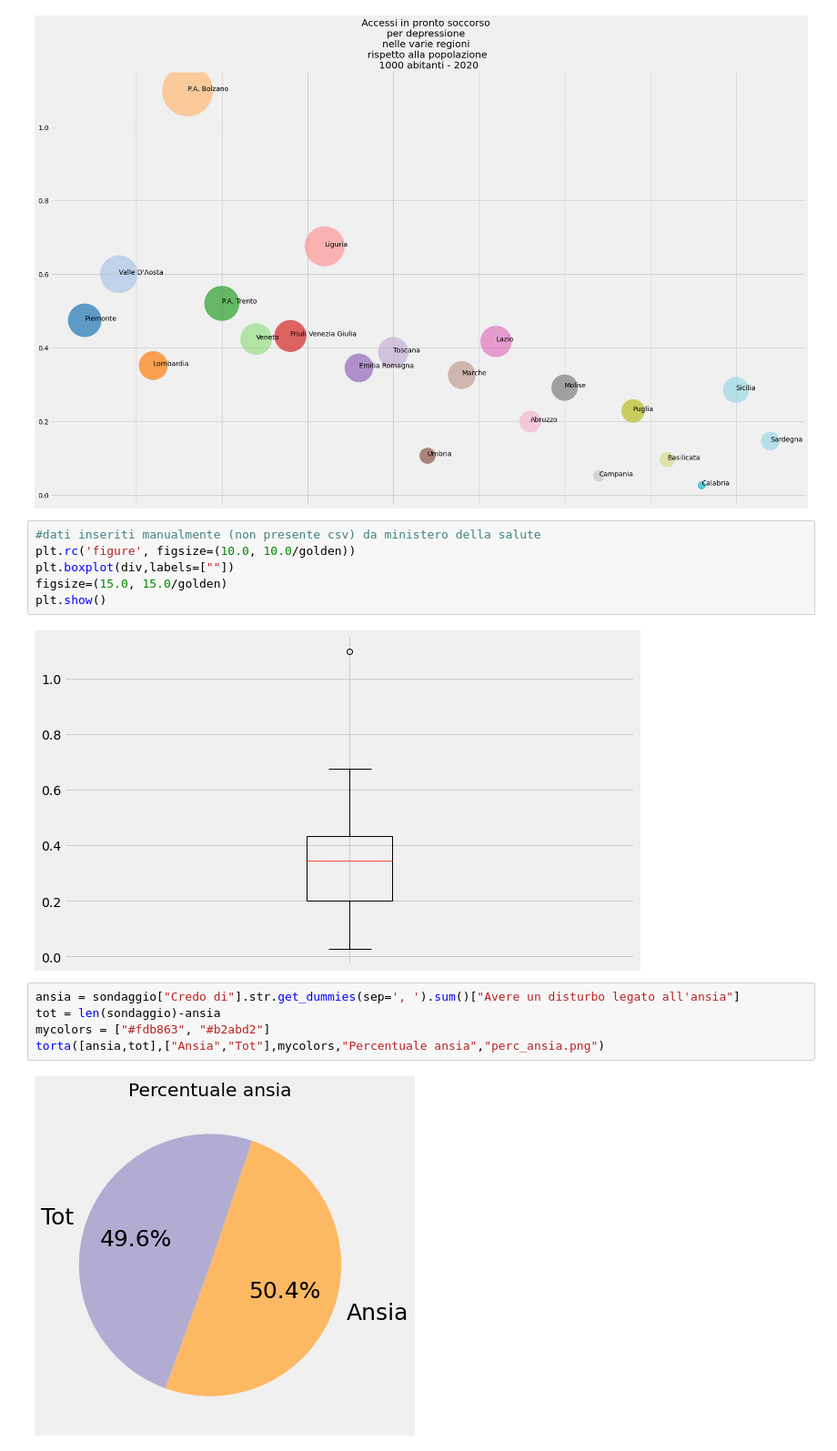
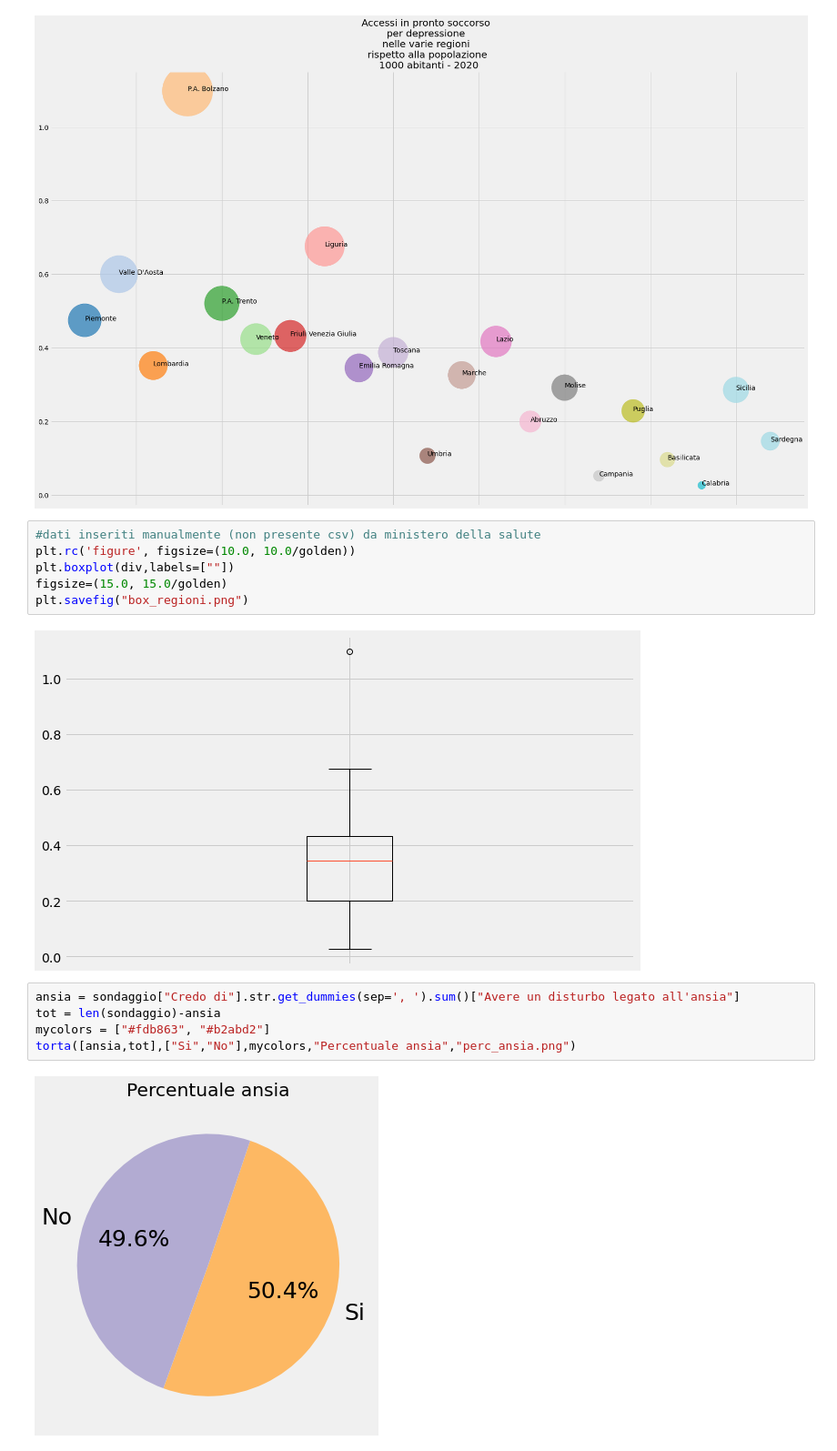
Before and after one commit to danipiazza/Salute-Mentale, a Jupyter notebook: File/Analisi.ipynb, the cells around one changed output. Shown at 91% size. Saved outputs shown, nothing was run; the diff lists cells and outputs as text.

```diff
--- a/File/Analisi.ipynb
+++ b/File/Analisi.ipynb
@@ -618,16 +618,16 @@ plt.savefig('depr_regioni.png')
 plt.rc('figure', figsize=(10.0, 10.0/golden))
 plt.boxplot(div,labels=[""])
 figsize=(15.0, 15.0/golden)
-plt.show()
+plt.savefig("box_regioni.png")
 # %% [output]
 [figure]
 # %%
 ansia = sondaggio["Credo di"].str.get_dummies(sep=', ').sum()["Avere un disturbo legato all'ansia"]
 tot = len(sondaggio)-ansia
 mycolors = ["#fdb863", "#b2abd2"]
-torta([ansia,tot],["Ansia","Tot"],mycolors,"Percentuale ansia","perc_ansia.png")
+torta([ansia,tot],["Si","No"],mycolors,"Percentuale ansia","perc_ansia.png")
 # %% [output]
-[figure, old version]
+[figure, new version]
 # %%
 depre = sondaggio["Credo di"].str.get_dummies(sep=', ').sum()["Avere un disturbo legato alla depressione"]
 tot = len(sondaggio)-depre
```
Also changed, not shown: parts of 7 cells of this notebook.
